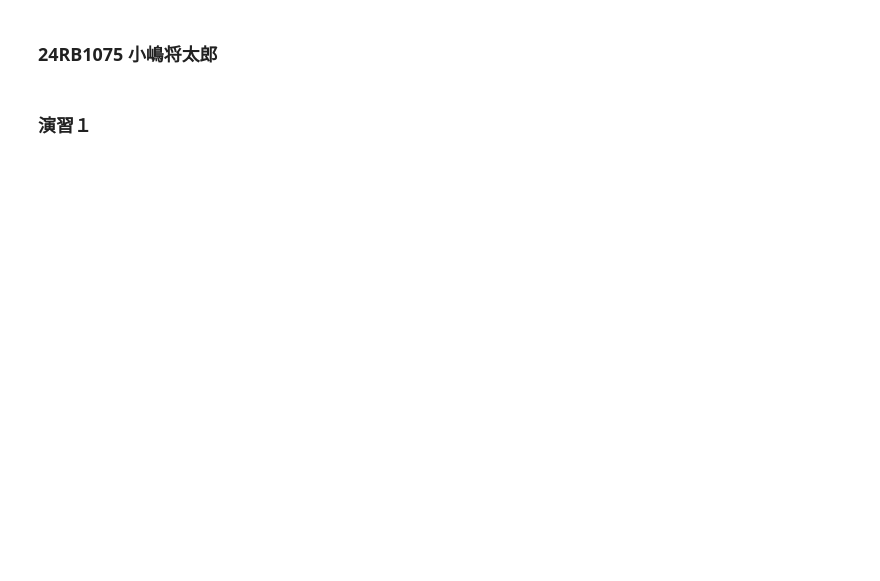
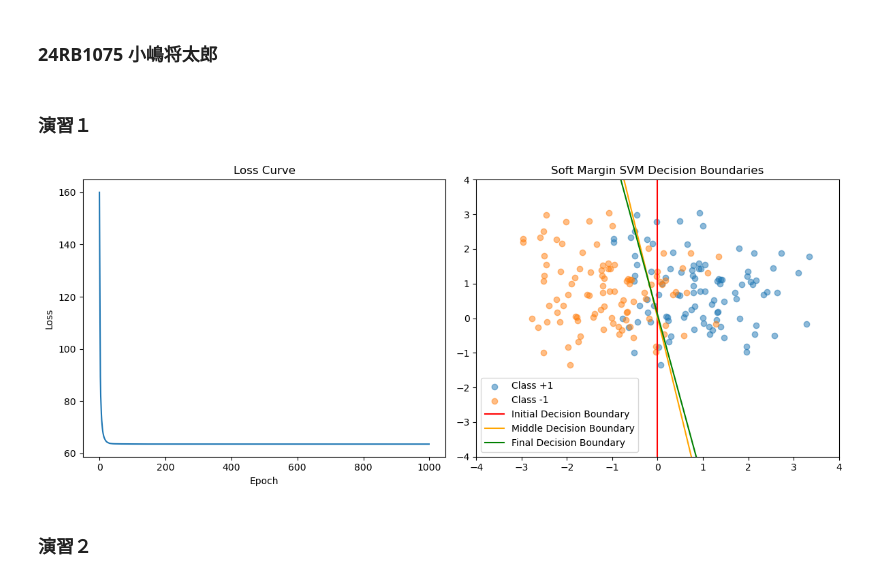
Before and after one commit to Sho-21/ml, a Jupyter notebook: day5/day5_24RB1075.ipynb, the cells around one changed output. Cells and saved outputs as stored; diff of their text form; code cells hidden in the pictures; blank space fills up the shorter version.

```diff
--- a/day5/day5_24RB1075.ipynb
+++ b/day5/day5_24RB1075.ipynb
@@ -10,14 +10,14 @@ N = 100
 D = np.random.randn(N, 2)
 
 # クラスごとにデータを生成
-x_plus  = D + np.array([1,1])
-x_minus = D + np.array([-1,1])
+X_plus  = D + np.array([1,1])
+X_minus = D + np.array([-1,1])
 
 # クラスラベル
 y_plus  =  np.ones(N)
 y_minus = -np.ones(N)
 
-X = np.vstack([x_plus, x_minus])
+X = np.vstack([X_plus, X_minus])
 y = np.hstack([y_plus, y_minus])
 # %%
 def soft_margin_loss(X, y, w, b, C):
@@ -30,6 +30,6 @@ def soft_margin_loss(X, y, w, b, C):
 def soft_margin_loss_grad(X, y, w, b, C):
     z = y * (X @ w + b)
     hinge = np.maximum(0, 1 - z)
-    dw =  w - C * np.sum()
-    db =  -C * np.sum(y[hinge > 0])
+    dw =  w - C * np.sum(y[hinge > 0, None] * X[hinge > 0], axis=0)
+    db =  - C * np.sum(y[hinge > 0])
     return dw, db
@@ -35,0 +67,36 @@ def soft_margin_loss_grad(X, y, w, b, C):
+# %%
+plt.figure(figsize=(12, 5))
+
+plt.subplot(1, 2, 1)
+plt.plot(losses)
+plt.title('Loss Curve')
+plt.xlabel('Epoch')
+plt.ylabel('Loss')
+
+plt.subplot(1, 2, 2)
+plt.scatter(X_plus[:, 0], X_plus[:, 1], label='Class +1', alpha=0.5)
+plt.scatter(X_minus[:, 0], X_minus[:, 1], label='Class -1', alpha=0.5)
+
+X_line = np.linspace(-3, 3, 100)
+labels = ['Initial', 'Middle', 'Final']
+colors = ['red', 'orange', 'green']
+
+for i in range(3):
+    w_i = w_log[i]
+    b_i = b_log[i]
+
+    if w_i[1] != 0:
+        y_line = - (w_i[0] * X_line + b_i) / w_i[1]
+        plt.plot(X_line, y_line, label=f'{labels[i]} Decision Boundary', color=colors[i])
+
+plt.xlim(-4, 4)
+plt.ylim(-4, 4)
+plt.title('Soft Margin SVM Decision Boundaries')
+plt.legend()
+
+plt.tight_layout()
+plt.show()
+# %% [output]
+[figure, added]
+# %% [markdown]
+### 演習２
```
Also changed, not shown: parts of 7 cells of this notebook, 1 other file.
